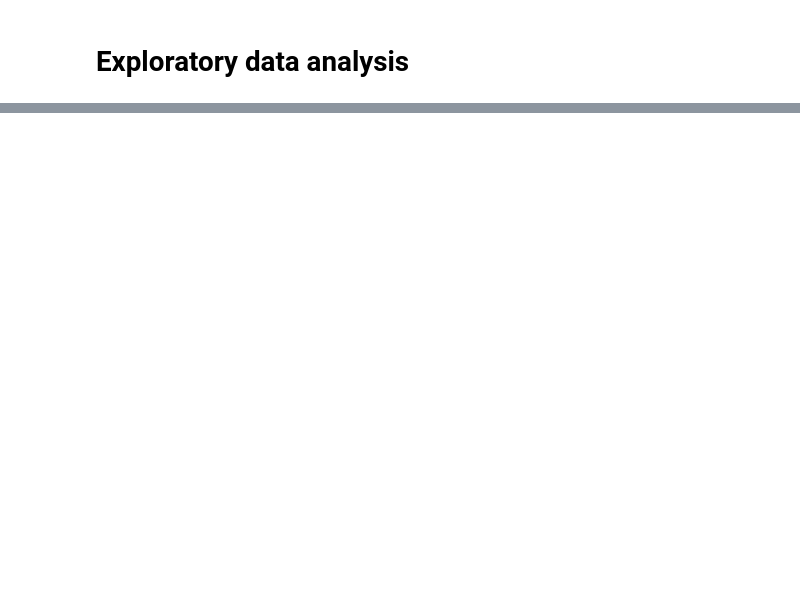
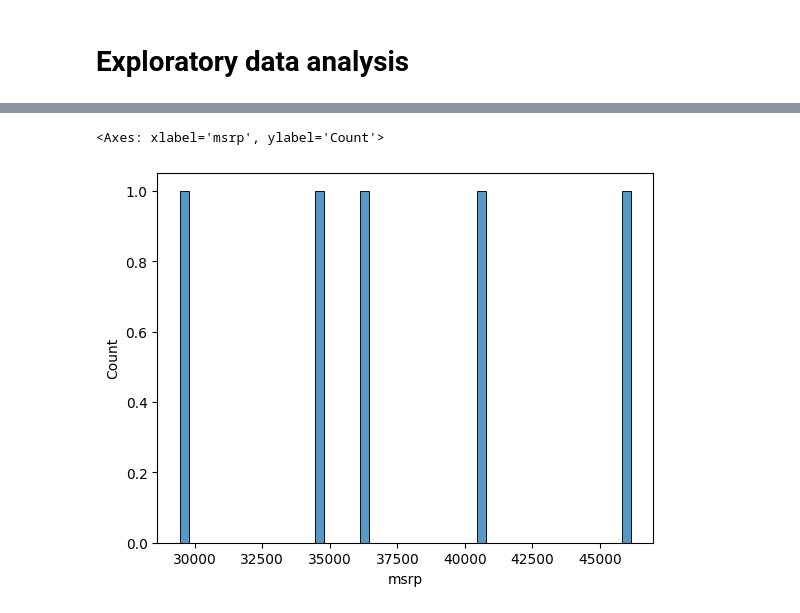
Before and after one commit to EfomahFidelis/Machine-Learning-Zoomcamp, a Jupyter notebook: price_predict_proj/notebooks/02_price_prediction_live.ipynb, the cells around one changed output, grey strips where cells are left out. Cells and saved outputs as stored; diff of their text form; code cells hidden in the pictures; blank space fills up the shorter version.

```diff
--- a/price_predict_proj/notebooks/02_price_prediction_live.ipynb
+++ b/price_predict_proj/notebooks/02_price_prediction_live.ipynb
@@ -69,0 +118,5 @@ dtype: object
+# %%
+sns.histplot(df.msrp, bins=50)
+# %% [output]
+<Axes: xlabel='msrp', ylabel='Count'>
+[figure, added]
```
Also changed, not shown: parts of 6 cells of this notebook.
